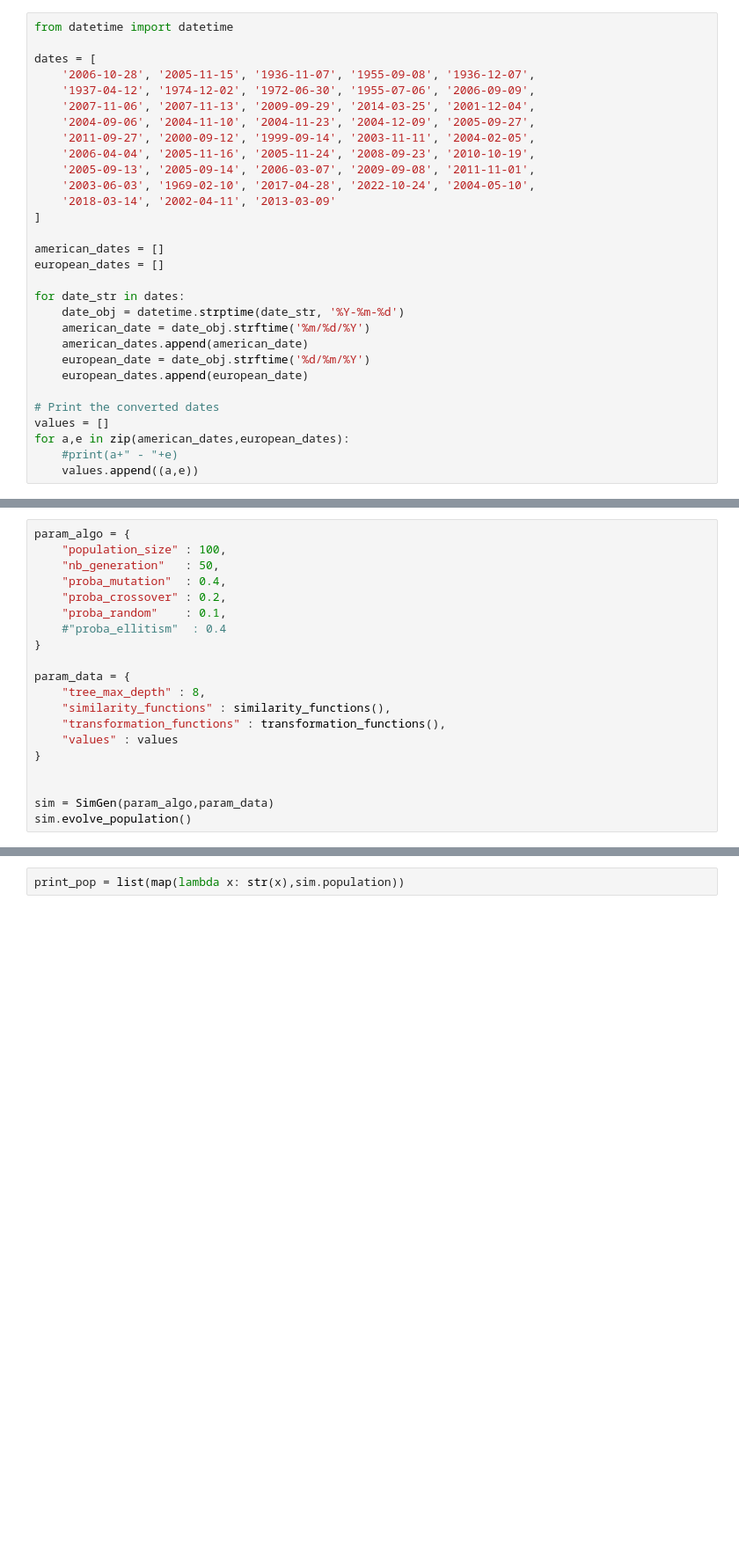
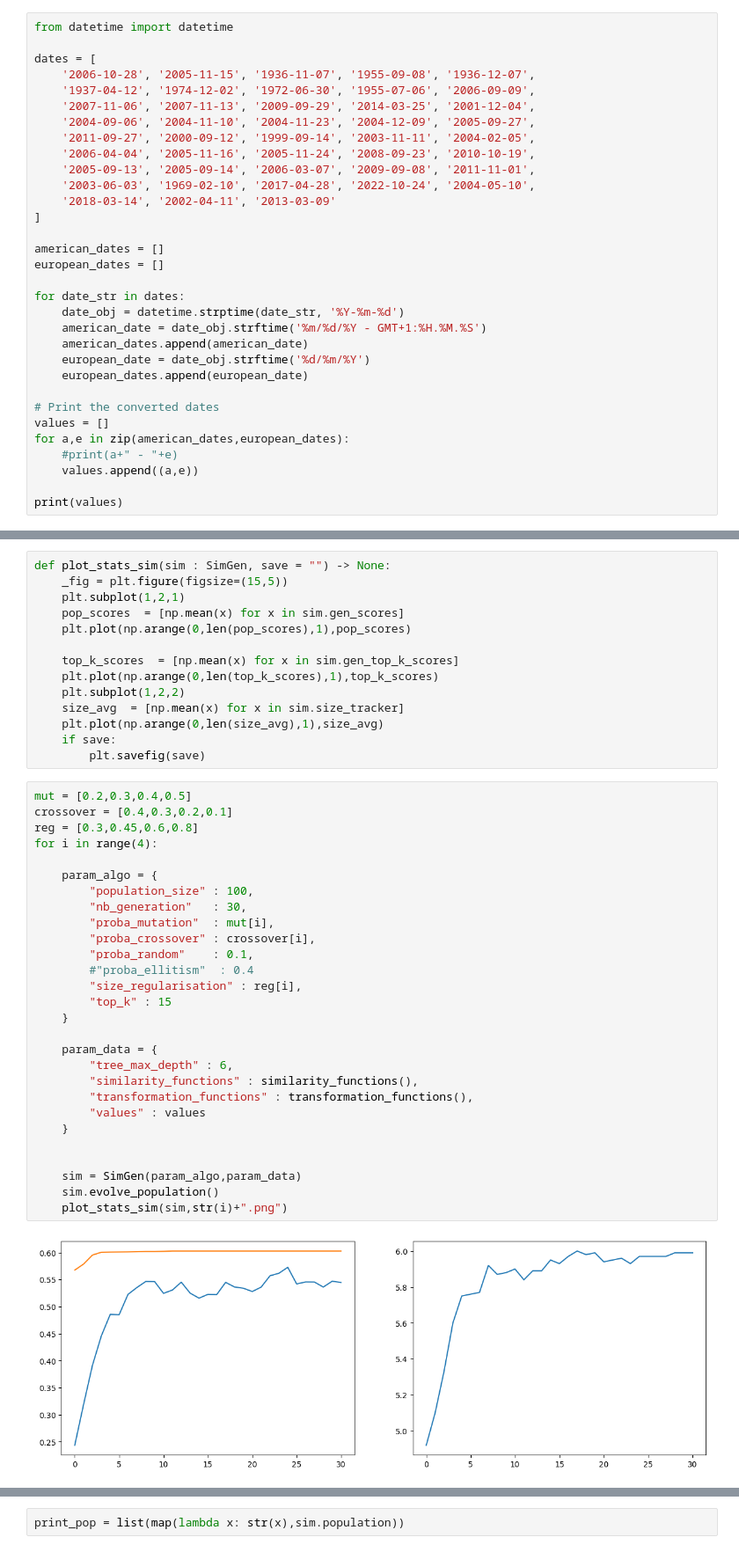
Before and after one commit to AlexandreCombeau/simTree, a Jupyter notebook: simGen.ipynb, the cells around one changed output, grey strips where cells are left out. Shown: that part at 88% size. Drawn from its saved outputs; the diff is of its cells as text; blank space fills up the shorter version.

Commit message:
Added Mutation and crossover methods

```diff
--- a/simGen.ipynb
+++ b/simGen.ipynb
@@ -165,7 +166,7 @@ european_dates = []
 
 for date_str in dates:
     date_obj = datetime.strptime(date_str, '%Y-%m-%d')
-    american_date = date_obj.strftime('%m/%d/%Y')
+    american_date = date_obj.strftime('%m/%d/%Y - GMT+1:%H.%M.%S')
     american_dates.append(american_date)
     european_date = date_obj.strftime('%d/%m/%Y')
     european_dates.append(european_date)
@@ -175,3 +176,5 @@ values = []
 for a,e in zip(american_dates,european_dates):
     #print(a+" - "+e)
     values.append((a,e))
+
+print(values)
@@ -405,20 +437,44 @@ class SimGen():
+# %%
+def plot_stats_sim(sim : SimGen, save = "") -> None:
+    _fig = plt.figure(figsize=(15,5))
+    plt.subplot(1,2,1)
+    pop_scores  = [np.mean(x) for x in sim.gen_scores]
+    plt.plot(np.arange(0,len(pop_scores),1),pop_scores)
+
+    top_k_scores  = [np.mean(x) for x in sim.gen_top_k_scores]
+    plt.plot(np.arange(0,len(top_k_scores),1),top_k_scores)
+    plt.subplot(1,2,2)
+    size_avg  = [np.mean(x) for x in sim.size_tracker]
+    plt.plot(np.arange(0,len(size_avg),1),size_avg)
+    if save:
+        plt.savefig(save)
 # %%
-param_algo = {
-    "population_size" : 100,
-    "nb_generation"   : 50,
-    "proba_mutation"  : 0.4,
-    "proba_crossover" : 0.2,
-    "proba_random"    : 0.1,
-    #"proba_ellitism"  : 0.4
-}
+mut = [0.2,0.3,0.4,0.5]
+crossover = [0.4,0.3,0.2,0.1]
+reg = [0.3,0.45,0.6,0.8]
+for i in range(4):
 
-param_data = {
-    "tree_max_depth" : 8,
-    "similarity_functions" : similarity_functions(),
-    "transformation_functions" : transformation_functions(),
-    "values" : values
-}
+    param_algo = {
+        "population_size" : 100,
+        "nb_generation"   : 30,
+        "proba_mutation"  : mut[i],
+        "proba_crossover" : crossover[i],
+        "proba_random"    : 0.1,
+        #"proba_ellitism"  : 0.4
+        "size_regularisation" : reg[i],
+        "top_k" : 15
+    }
+
+    param_data = {
+        "tree_max_depth" : 6,
+        "similarity_functions" : similarity_functions(),
+        "transformation_functions" : transformation_functions(),
+        "values" : values
+    }
 
 
-sim = SimGen(param_algo,param_data)
-sim.evolve_population()
+    sim = SimGen(param_algo,param_data)
+    sim.evolve_population()
+    plot_stats_sim(sim,str(i)+".png")
+# %% [output]
+[figure, added]
```
Also changed, not shown: parts of 15 cells of this notebook, 4 other files.
